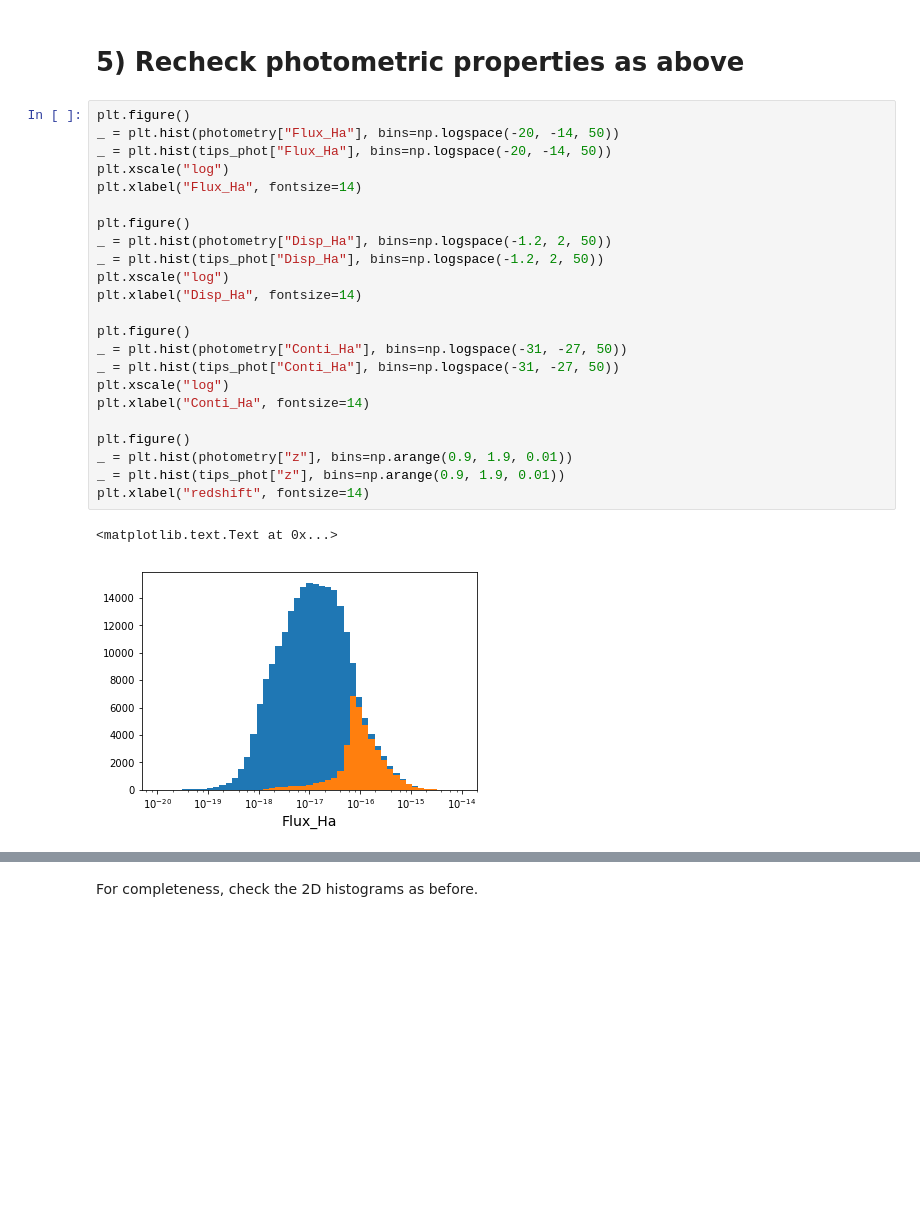
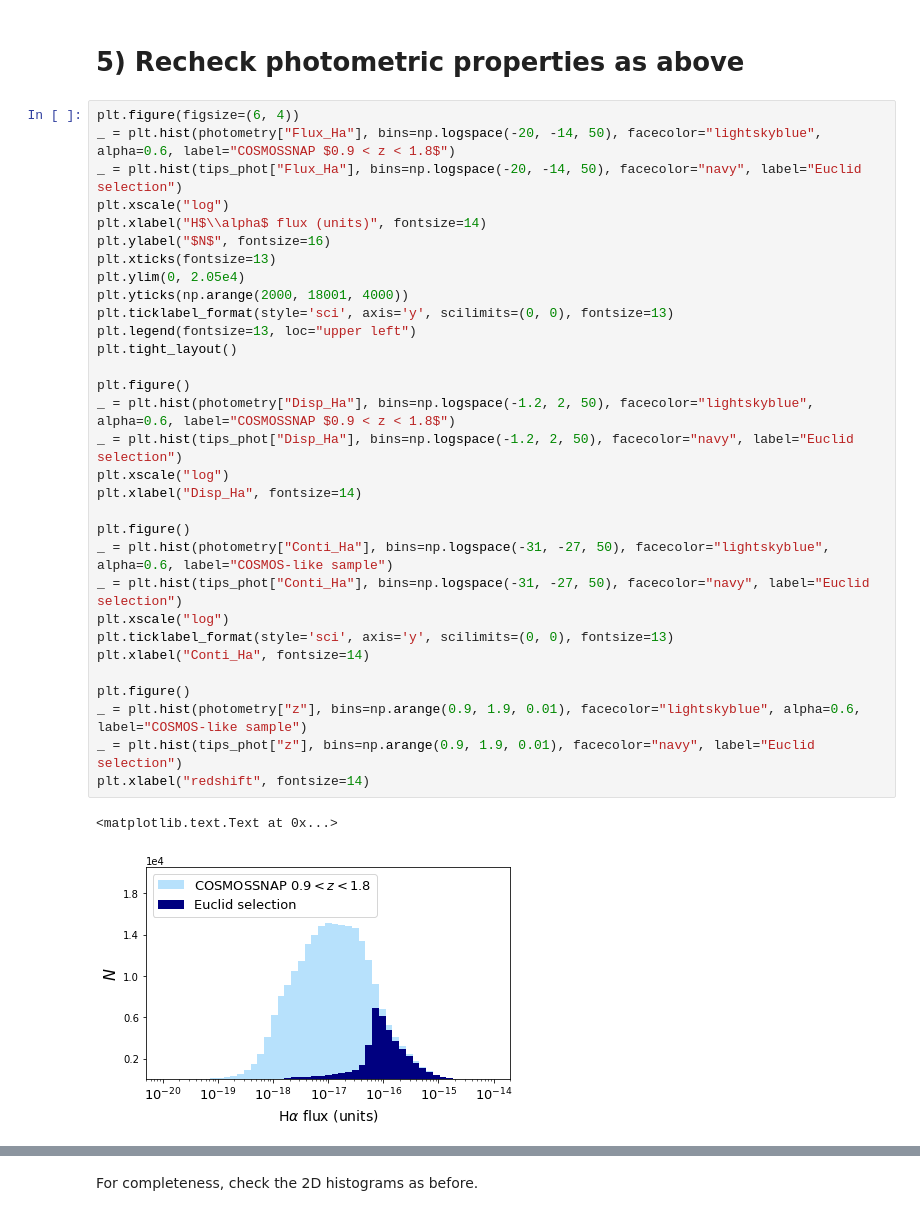
Before and after one commit to dedale-fet/dedale_d51, a Jupyter notebook: notebooks/2017-12-07_Euclid_spectroscopic_selection.ipynb, the cells around one changed output, grey strips where cells are left out. Saved outputs shown, nothing was run; the diff lists cells and outputs as text; blank space fills up the shorter version.

Commit message:
Creating figures for the astro d5.1 draft

```diff
--- a/notebooks/2017-12-07_Euclid_spectroscopic_selection.ipynb
+++ b/notebooks/2017-12-07_Euclid_spectroscopic_selection.ipynb
@@ -126,28 +130,36 @@ Let's compare the properties of the detected objects below.
 # %% [markdown]
 # 5) Recheck photometric properties as above
 # %%
-plt.figure()
-_ = plt.hist(photometry["Flux_Ha"], bins=np.logspace(-20, -14, 50))
-_ = plt.hist(tips_phot["Flux_Ha"], bins=np.logspace(-20, -14, 50))
+plt.figure(figsize=(6, 4))
+_ = plt.hist(photometry["Flux_Ha"], bins=np.logspace(-20, -14, 50), facecolor="lightskyblue", alpha=0.6, label="COSMOSSNAP $0.9 < z < 1.8$")
+_ = plt.hist(tips_phot["Flux_Ha"], bins=np.logspace(-20, -14, 50), facecolor="navy", label="Euclid selection")
 plt.xscale("log")
-plt.xlabel("Flux_Ha", fontsize=14)
+plt.xlabel("H$\\alpha$ flux (units)", fontsize=14)
+plt.ylabel("$N$", fontsize=16)
+plt.xticks(fontsize=13)
+plt.ylim(0, 2.05e4)
+plt.yticks(np.arange(2000, 18001, 4000))
+plt.ticklabel_format(style='sci', axis='y', scilimits=(0, 0), fontsize=13)
+plt.legend(fontsize=13, loc="upper left")
+plt.tight_layout()
 
 plt.figure()
-_ = plt.hist(photometry["Disp_Ha"], bins=np.logspace(-1.2, 2, 50))
-_ = plt.hist(tips_phot["Disp_Ha"], bins=np.logspace(-1.2, 2, 50))
+_ = plt.hist(photometry["Disp_Ha"], bins=np.logspace(-1.2, 2, 50), facecolor="lightskyblue", alpha=0.6, label="COSMOSSNAP $0.9 < z < 1.8$")
+_ = plt.hist(tips_phot["Disp_Ha"], bins=np.logspace(-1.2, 2, 50), facecolor="navy", label="Euclid selection")
 plt.xscale("log")
 plt.xlabel("Disp_Ha", fontsize=14)
 
 plt.figure()
-_ = plt.hist(photometry["Conti_Ha"], bins=np.logspace(-31, -27, 50))
-_ = plt.hist(tips_phot["Conti_Ha"], bins=np.logspace(-31, -27, 50))
+_ = plt.hist(photometry["Conti_Ha"], bins=np.logspace(-31, -27, 50), facecolor="lightskyblue", alpha=0.6, label="COSMOS-like sample")
+_ = plt.hist(tips_phot["Conti_Ha"], bins=np.logspace(-31, -27, 50), facecolor="navy", label="Euclid selection")
 plt.xscale("log")
+plt.ticklabel_format(style='sci', axis='y', scilimits=(0, 0), fontsize=13)
 plt.xlabel("Conti_Ha", fontsize=14)
 
 plt.figure()
-_ = plt.hist(photometry["z"], bins=np.arange(0.9, 1.9, 0.01))
-_ = plt.hist(tips_phot["z"], bins=np.arange(0.9, 1.9, 0.01))
+_ = plt.hist(photometry["z"], bins=np.arange(0.9, 1.9, 0.01), facecolor="lightskyblue", alpha=0.6, label="COSMOS-like sample")
+_ = plt.hist(tips_phot["z"], bins=np.arange(0.9, 1.9, 0.01), facecolor="navy", label="Euclid selection")
 plt.xlabel("redshift", fontsize=14)
 # %% [output]
 <matplotlib.text.Text at 0x...>
-[figure, old version]
+[figure, new version]
```
Also changed, not shown: parts of 9 cells of this notebook.
